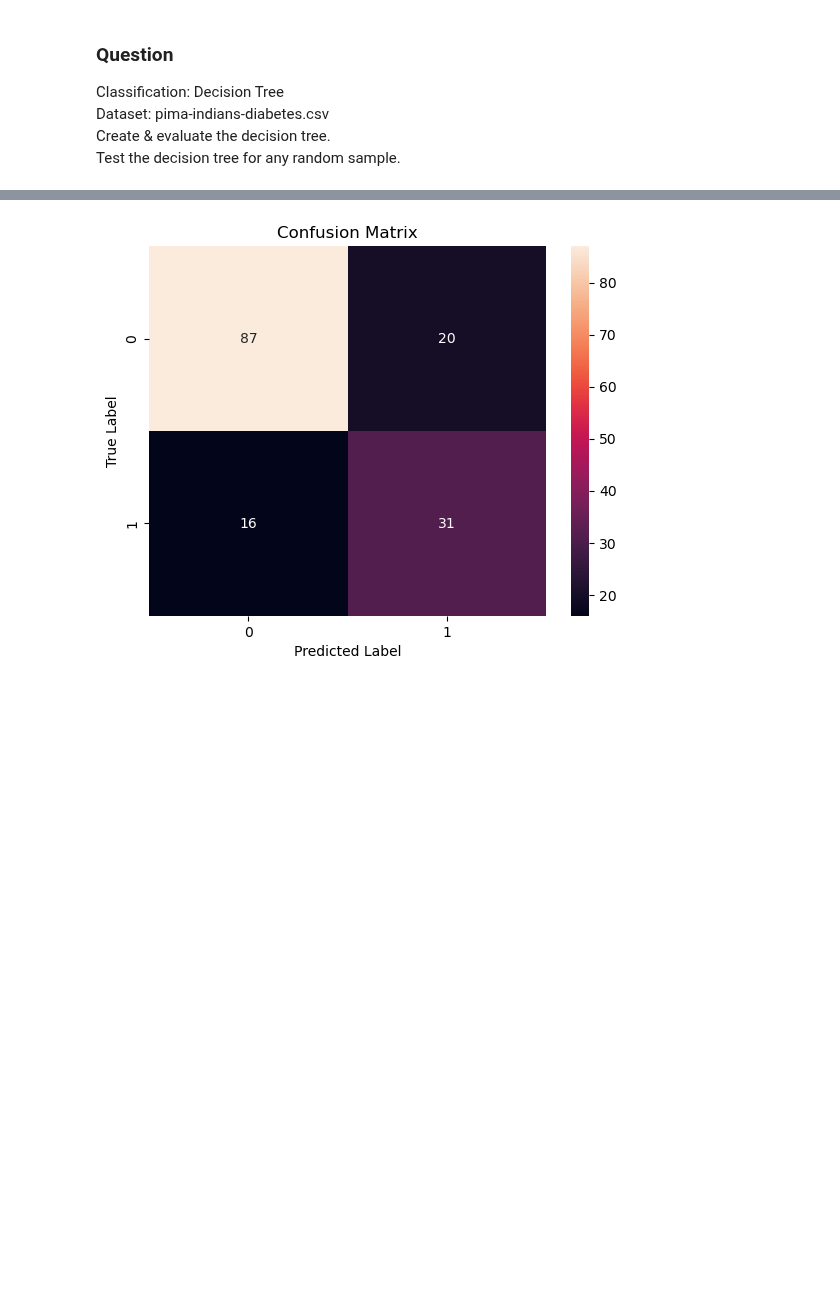
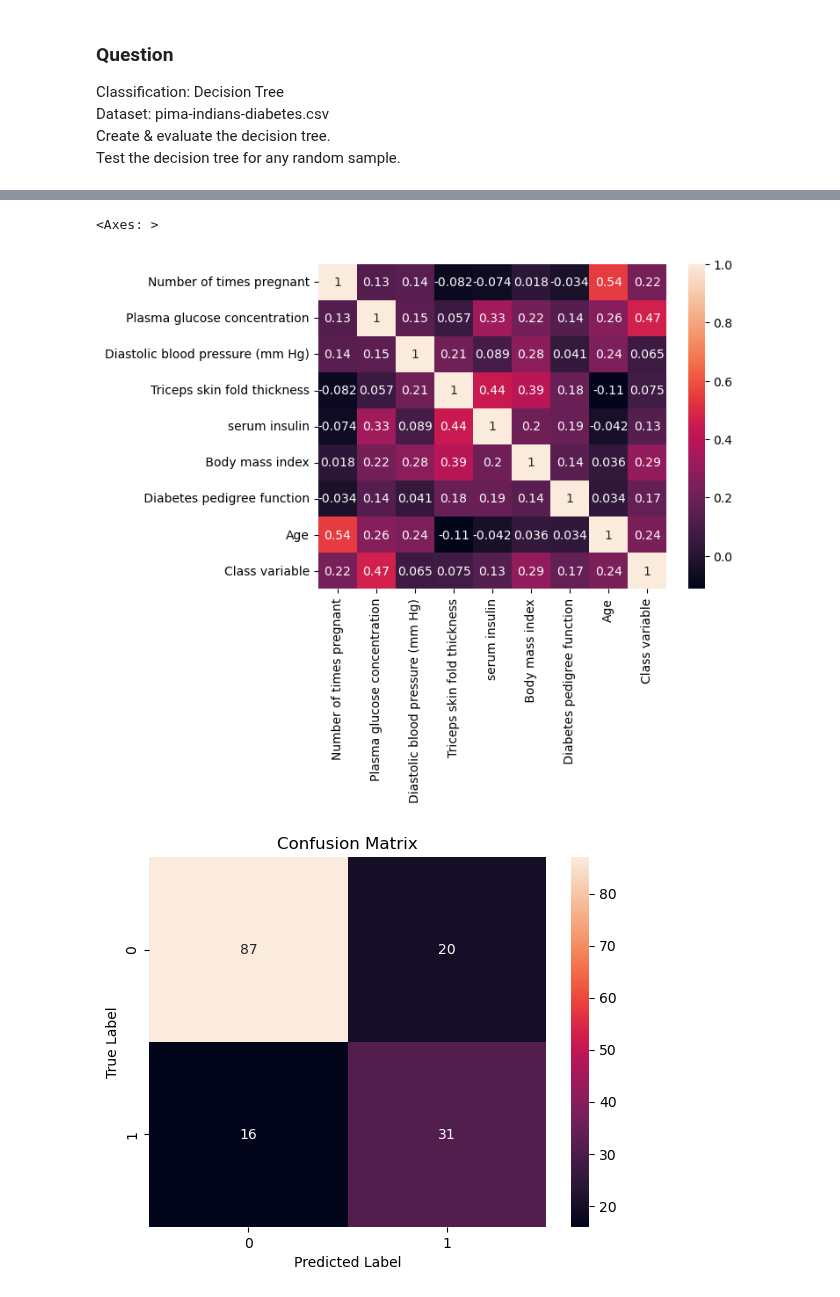
Before and after one commit to shauryasxn/ML-Practice, a Jupyter notebook: Decision Tree/Diabetes Decision Tree/diabetesdt.ipynb, the cells around one changed output, grey strips where cells are left out. Drawn from its saved outputs; the diff is of its cells as text; code cells hidden in the pictures; blank space fills up the shorter version.

```diff
--- a/Decision Tree/Diabetes Decision Tree/diabetesdt.ipynb
+++ b/Decision Tree/Diabetes Decision Tree/diabetesdt.ipynb
@@ -25,6 +25,13 @@ df.head(5)
 | 2 | 8 | 183 | 64 | 0 | 0 | ... |
 | 3 | 1 | 89 | 66 | 23 | 94 | ... |
 | 4 | 0 | 137 | 40 | 35 | 168 | ... |
+# %%
+# Correlation Matrix Visualization
+corr = df.corr()
+sns.heatmap(corr, annot=True)
+# %% [output]
+<Axes: >
+[figure, added]
 # %%
 # Separate features (X) and target variable (y)
 X = df.drop('Class variable', axis=1)
```
